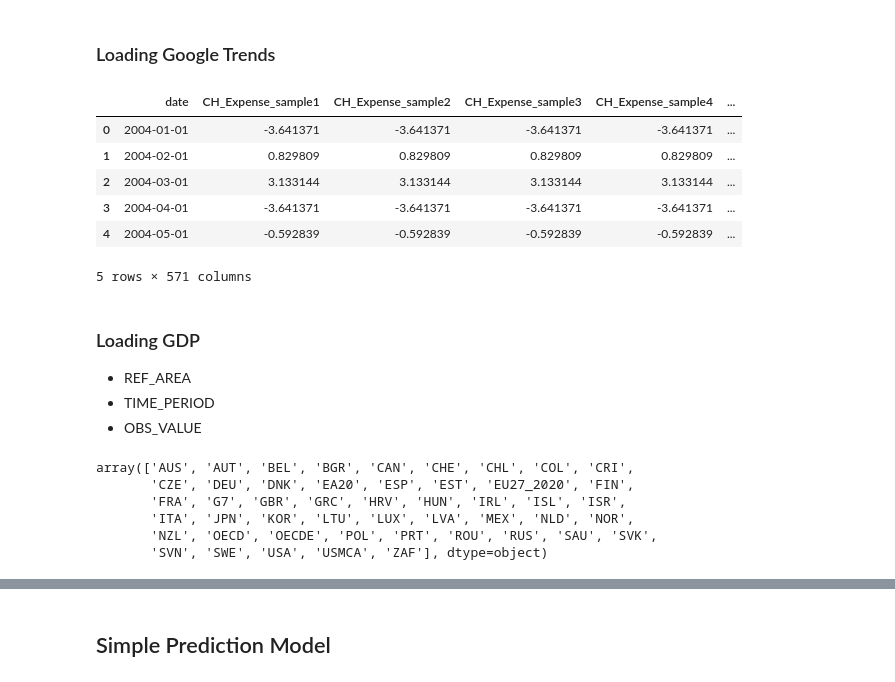
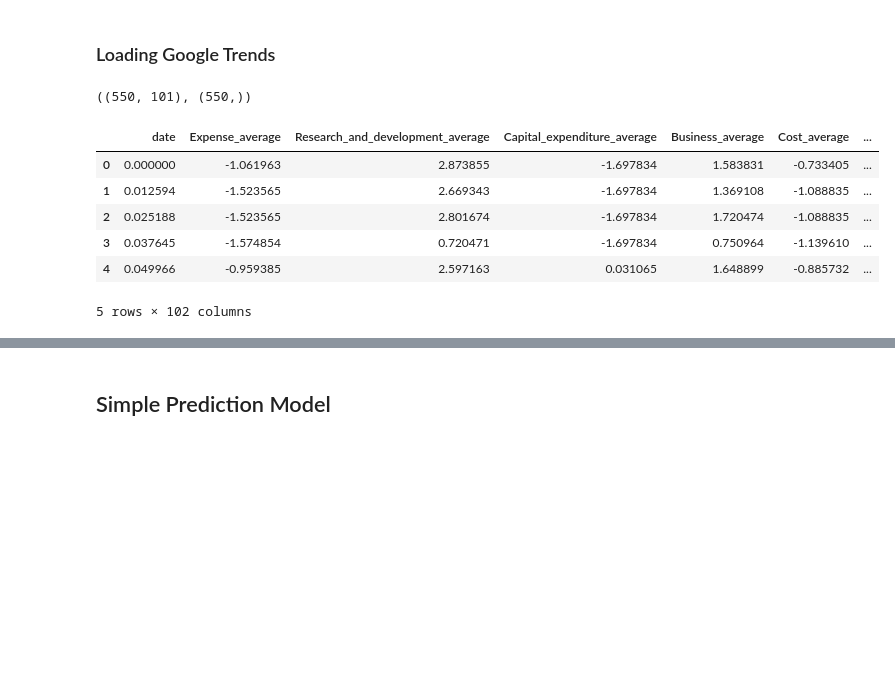
Before and after one commit to theS3b/Smoothing-Techniques-for-Predicting-High-Frequency-Time-Series, a Jupyter notebook: preprocessing dev.ipynb, the cells around one changed output, grey strips where cells are left out. Drawn from its saved outputs; the diff is of its cells as text; code cells hidden in the pictures; blank space fills up the shorter version.

Commit message:
Start using Preprocessing from Nathan

```diff
--- a/preprocessing dev.ipynb
+++ b/preprocessing dev.ipynb
@@ -23,24 +21,26 @@ def get_data(country_code):
+# %%
+data = load_data()
+X, y, y_mean, y_std = preprocess_data(data=data, epsilon=EPS)
+X.shape, y.shape
+# %% [output]
+((550, 101), (550,))
+# %%
+# Convert to datetime object
+X.reset_index(inplace=True)
+X['date'] = X['date'].apply(lambda x: datetime.strptime(x, '%Y-%m-%d'))
+X['date'] = (X['date'] - X['date'].min()).dt.days
+X['date'] = X['date'] / X['date'].max()
 # %%
-df_ch = get_data(COUNTRY)
-
-# Convert to datetime object
-df_ch['date'] = df_ch['date'].apply(lambda x: datetime.strptime(x, '%Y-%m-%d'))
-
 # Normalize data
-numeric_cols = df_ch.columns[1:]
-df_ch[numeric_cols] = df_ch[numeric_cols].apply(lambda x: (x - np.mean(x)) / (np.std(x) + EPS))
+numeric_cols = X.columns[1:]
+X[numeric_cols] = X[numeric_cols].apply(lambda x: (x - np.mean(x)) / (np.std(x) + EPS))
 # %%
-df_ch.head()
+X.head()
 # %% [output]
-|  | date | CH_Expense_sample1 | CH_Expense_sample2 | CH_Expense_sample3 | CH_Expense_sample4 | ... |
-| 0 | 2004-01-01 | -3.641371 | -3.641371 | -3.641371 | -3.641371 | ... |
-| 1 | 2004-02-01 | 0.829809 | 0.829809 | 0.829809 | 0.829809 | ... |
-| 2 | 2004-03-01 | 3.133144 | 3.133144 | 3.133144 | 3.133144 | ... |
-| 3 | 2004-04-01 | -3.641371 | -3.641371 | -3.641371 | -3.641371 | ... |
-| 4 | 2004-05-01 | -0.592839 | -0.592839 | -0.592839 | -0.592839 | ... |
+|  | date | Expense_average | Research_and_development_average | Capital_expenditure_average | Business_average | Cost_average | ... |
+| 0 | 0.000000 | -1.061963 | 2.873855 | -1.697834 | 1.583831 | -0.733405 | ... |
+| 1 | 0.012594 | -1.523565 | 2.669343 | -1.697834 | 1.369108 | -1.088835 | ... |
+| 2 | 0.025188 | -1.523565 | 2.801674 | -1.697834 | 1.720474 | -1.088835 | ... |
+| 3 | 0.037645 | -1.574854 | 0.720471 | -1.697834 | 0.750964 | -1.139610 | ... |
+| 4 | 0.049966 | -0.959385 | 2.597163 | 0.031065 | 1.648899 | -0.885732 | ... |
-5 rows × 571 columns
+5 rows × 102 columns
-# %% [markdown]
-### Loading GDP
-- REF_AREA
-- TIME_PERIOD
-- OBS_VALUE
@@ -52,11 +46,0 @@ df_all_gdp['TIME_PERIOD'] = pd.PeriodIndex(df_all_gdp['TIME_PERIOD'], freq='Q').
-# %%
-gdp_refs = df_all_gdp['REF_AREA'].unique()
-gdp_refs.sort()
-gdp_refs
-# %% [output]
-array(['AUS', 'AUT', 'BEL', 'BGR', 'CAN', 'CHE', 'CHL', 'COL', 'CRI',
-       'CZE', 'DEU', 'DNK', 'EA20', 'ESP', 'EST', 'EU27_2020', 'FIN',
-       'FRA', 'G7', 'GBR', 'GRC', 'HRV', 'HUN', 'IRL', 'ISL', 'ISR',
-       'ITA', 'JPN', 'KOR', 'LTU', 'LUX', 'LVA', 'MEX', 'NLD', 'NOR',
-       'NZL', 'OECD', 'OECDE', 'POL', 'PRT', 'ROU', 'RUS', 'SAU', 'SVK',
-       'SVN', 'SWE', 'USA', 'USMCA', 'ZAF'], dtype=object)
```
Also changed, not shown: parts of 20 cells of this notebook.
